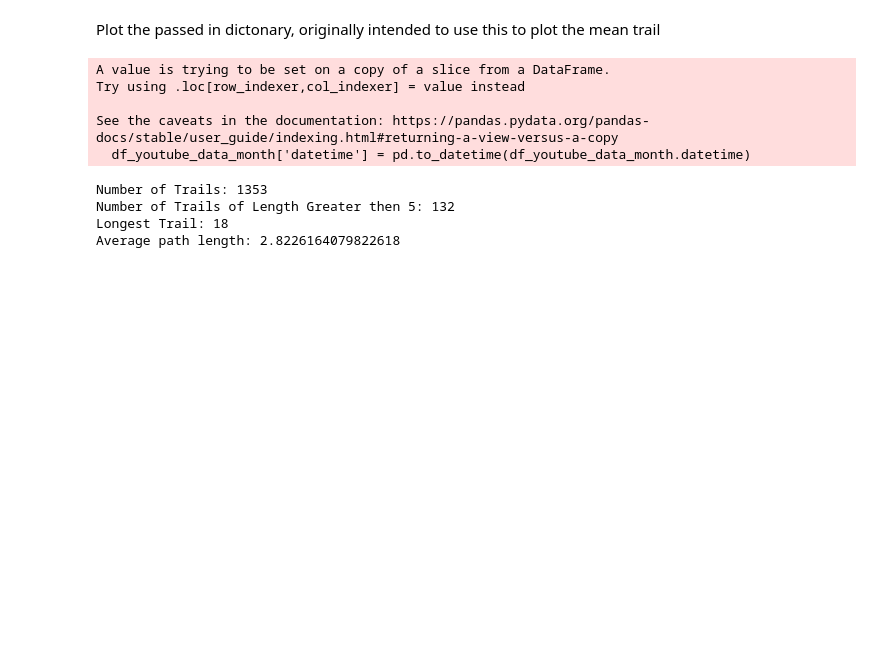
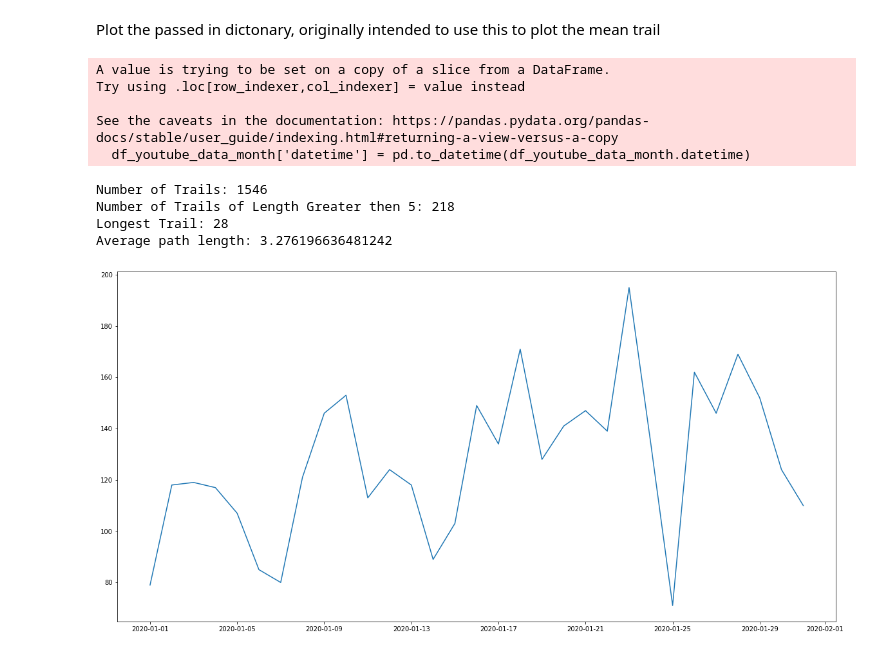
Before and after one commit to azaman13/covid19, a Jupyter notebook: mike-work-space/pathSearch.ipynb, the cells around one changed output. Cells and saved outputs as stored; diff of their text form; code cells hidden in the pictures; blank space fills up the shorter version.

```diff
--- a/mike-work-space/pathSearch.ipynb
+++ b/mike-work-space/pathSearch.ipynb
@@ -24,7 +24,7 @@ Method to return a list of the trails found in the passed in dataframe.
 A trail is currently considered a series of videos watched in a row, with no searches between, and at maximum 5 minutes spent between watching each video, ontop of the duration of the video
 # %%
 def create_trail_list(month_df):
-    break_time_minutes = 2
+    break_time_minutes = 5
     trails = []
     current_trail = []
     for index, row in month_df.iterrows():
@@ -91,4 +90,16 @@ def generate_trail_means(trails):
     return meanByDate
+# %%
+def generate_trail_count_per_day(trails):
+    trailsByDate = {}
+    meanByDate = {}
+    for trail in trails:
+        if trail[0]['datetime'].date() in list(trailsByDate.keys()):
+            trailsByDate[trail[0]['datetime'].date()].append(trail)
+        else:
+            trailsByDate[trail[0]['datetime'].date()] = [trail]
+    for i in trailsByDate.keys():
+        trailsByDate[i] = len(trailsByDate[i])
+    return trailsByDate
 # %%
 def generate_num_greater_five(trails):
     trailsByDate = {}
@@ -116,23 +127,24 @@ def plot_dic(dic):
 # %%
 jan_total_trails = []
 for f in files:
     user_df = create_user_df(f)
     jan_df = retrun_month_df(user_df,1)
     jan_trails = create_trail_list(jan_df)
     jan_total_trails += jan_trails
 create_month_report(jan_total_trails)
-meanByDate = generate_num_greater_five(jan_total_trails)
-#plot_dic(meanByDate)
+trailCounts = generate_trail_count_per_day(jan_total_trails)
+plot_dic(trailCounts)
 # %% [output]
 A value is trying to be set on a copy of a slice from a DataFrame.
 Try using .loc[row_indexer,col_indexer] = value instead
 
 See the caveats in the documentation: https://pandas.pydata.org/pandas-docs/stable/user_guide/indexing.html#returning-a-view-versus-a-copy
   df_youtube_data_month['datetime'] = pd.to_datetime(df_youtube_data_month.datetime)
-Number of Trails: 1353
-Number of Trails of Length Greater then 5: 132
-Longest Trail: 18
-Average path length: 2.8226164079822618
+Number of Trails: 1546
+Number of Trails of Length Greater then 5: 218
+Longest Trail: 28
+Average path length: 3.276196636481242
+[figure, added]
 # %%
 feb_total_trails = []
 for f in files:
```
Also changed, not shown: parts of 6 cells of this notebook, 1 other file.
